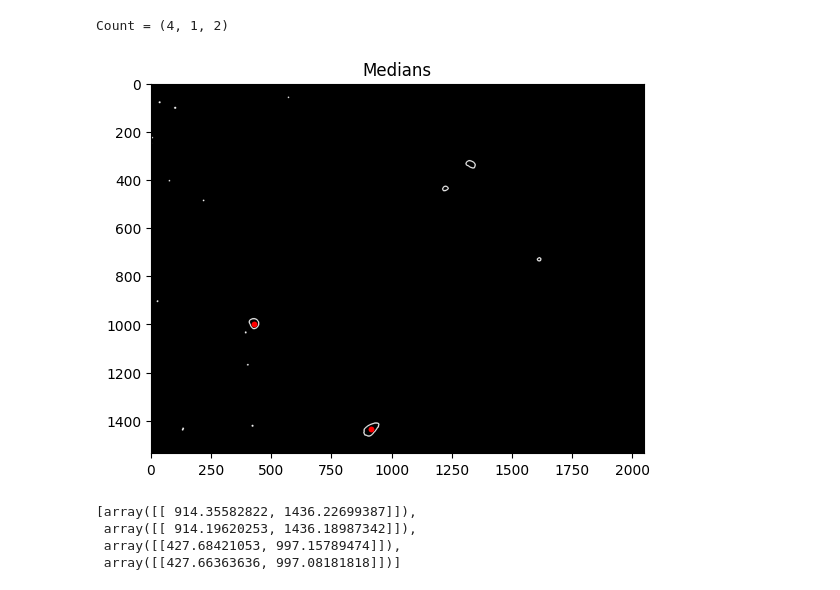
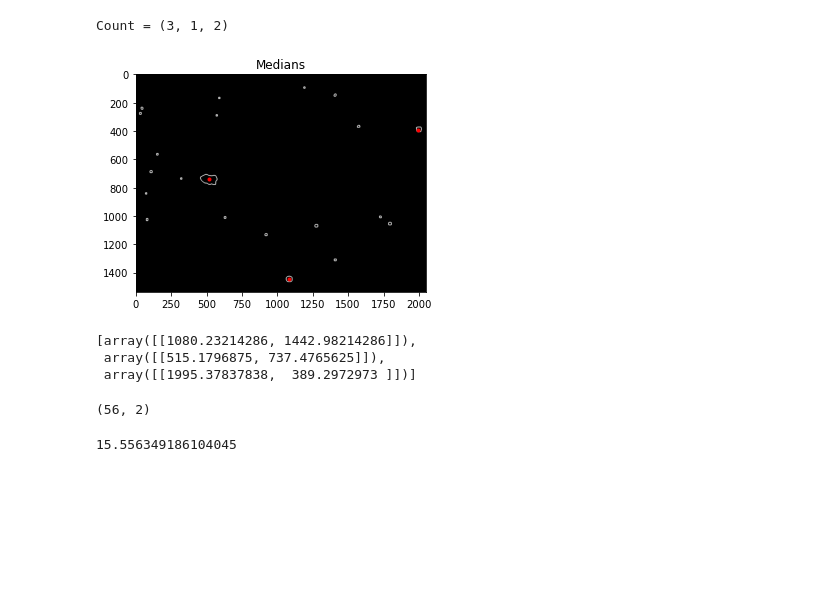
Before and after one commit to sam189239/Additive-Manufacturing-Defects, a Jupyter notebook: main.ipynb, the cells around one changed output. Cells and saved outputs as stored; diff of their text form; code cells hidden in the pictures; blank space fills up the shorter version.

```diff
--- a/main.ipynb
+++ b/main.ipynb
@@ -4,7 +4,7 @@ import numpy as np
 from matplotlib import pyplot as plt
 
 # Read the original image
-img = cv2.imread(r"Optical Images - JAM Lab\H13\A1\bottom_1.tif")
+img = cv2.imread(r"Optical Images - JAM Lab\H13\A1\top_0042.tif")
 # img_resized = cv2.resize(img,(1024,768))
 
 # Convert to graycsale
@@ -33,10 +33,11 @@ plt.show()
 edges = cv2.Canny(image=thresh1, threshold1=100, threshold2=200) # Canny Edge Detection
 
 # Image dilation
-img_dilation = cv2.dilate(edges, None, iterations=1)
+img_dilation = cv2.dilate(edges, None, iterations=4)
 
 # Finding total Contour in image
-contours, hierarchy = cv2.findContours(edges, cv2.RETR_TREE, cv2.CHAIN_APPROX_NONE)
+# contours, hierarchy = cv2.findContours(img_dilation, cv2.RETR_TREE, cv2.CHAIN_APPROX_NONE)
+contours, hierarchy = cv2.findContours(img_dilation, cv2.RETR_EXTERNAL, cv2.CHAIN_APPROX_SIMPLE)
 print("number of contours = " + str(len(contours)))
 largest_contour = 0
 
@@ -69,7 +70,7 @@ count = 0
 for contour in contours:
    approx = cv2.approxPolyDP(contour,0.01*cv2.arcLength(contour,True),True)
    area = cv2.contourArea(contour)
-   if ((len(approx) > 12) & (area > 0)): #& cv2.isContourConvex(approx)
+   if ((len(approx) > 10) & (area > 0)): #& cv2.isContourConvex(approx)
       count+=1
       contour_list.append(contour)
 
@@ -99,24 +100,29 @@ Number of circles = 3
 # %%
 median = []
-area_thresh = 1000
+area_thresh = 600
+contour_thresh = []
 for contour in contours:
    approx = cv2.approxPolyDP(contour,0.01*cv2.arcLength(contour,True),True)
    area = cv2.contourArea(contour)
    if (area > area_thresh): #& cv2.isContourConvex(approx)
       median.append((np.sum(contour, axis=0))/len(contour))
+      contour_thresh.append(contour)
 
 plt.imshow(contour_img, cmap='gray')
 for a in median:
    plt.plot(a[0][0], a[0][1], '.', color='red')
 plt.title('Medians')
 print("Count = " + str(np.shape(median)))
 # %% [output]
-Count = (4, 1, 2)
+Count = (3, 1, 2)
-[figure, old version]
+[figure, new version]
 # %%
 median
 # %% [output]
-[array([[ 914.35582822, 1436.22699387]]),
- array([[ 914.19620253, 1436.18987342]]),
- array([[427.68421053, 997.15789474]]),
- array([[427.66363636, 997.08181818]])]
+[array([[1080.23214286, 1442.98214286]]),
+ array([[515.1796875, 737.4765625]]),
+ array([[1995.37837838,  389.2972973 ]])]
+# %%
+np.shape(contour_thresh[0].squeeze())
+# %% [output]
+(56, 2)
@@ -122,0 +133,4 @@ median
+# %%
+dist((0,0), (11,11))
+# %% [output]
+15.556349186104045
```
Also changed, not shown: parts of 5 cells of this notebook, 1 other file.
